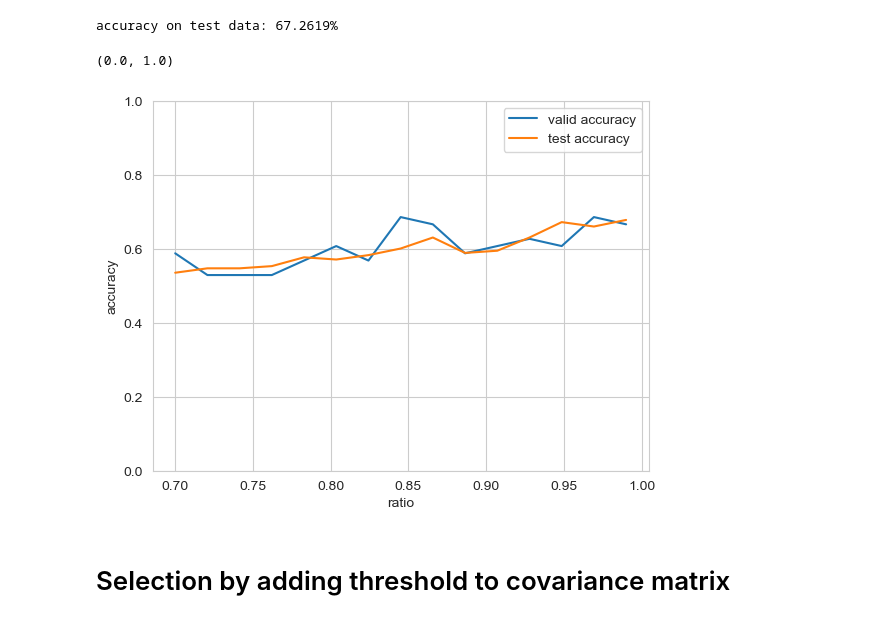
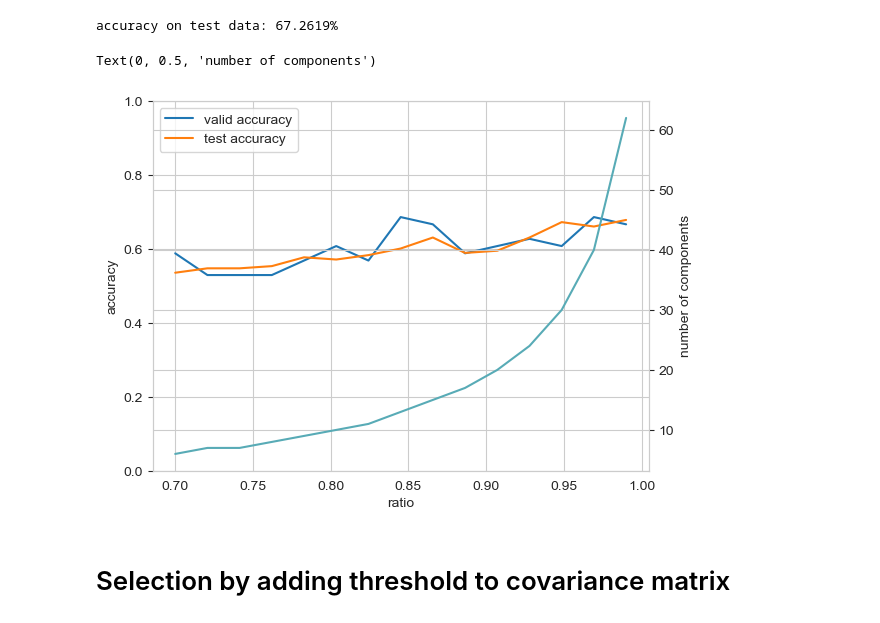
Before and after one commit to hereistheusername/Urban-Land-Cover-Data-Analysis, a Jupyter notebook: urban land cover analysis exchanged.ipynb, the cells around one changed output. Cells and saved outputs as stored; diff of their text form; code cells hidden in the pictures.

Commit message:
plot number of components over ratios

```diff
--- a/urban land cover analysis exchanged.ipynb
+++ b/urban land cover analysis exchanged.ipynb
@@ -300,15 +300,21 @@ for n in n_components:
 # %%
 fig = plt.figure()
 ax = fig.gca()
 ax.plot(ratios, valid_acc_PCA, label='valid accuracy')
 ax.plot(ratios, test_acc_PCA, label='test accuracy')
 ax.set_xlabel('ratio')
 ax.set_ylabel('accuracy')
-ax.legend()
+ax.legend(loc='upper left')
 ax.set_ylim([0, 1])
+
+c = '#58abb6'
+ax2 = ax.twinx()
+ax2.plot(ratios, n_components, '--', label='num components', color=c)
+ax2.legend(loc='lower right')
+ax2.set_ylabel('number of components')
 # %% [output]
-(0.0, 1.0)
+Text(0, 0.5, 'number of components')
-[figure, old version]
+[figure, new version]
 # %% [markdown]
 # Selection by adding threshold to covariance matrix
 # %%
```
Also changed, not shown: parts of 8 cells of this notebook, 1 other file.
